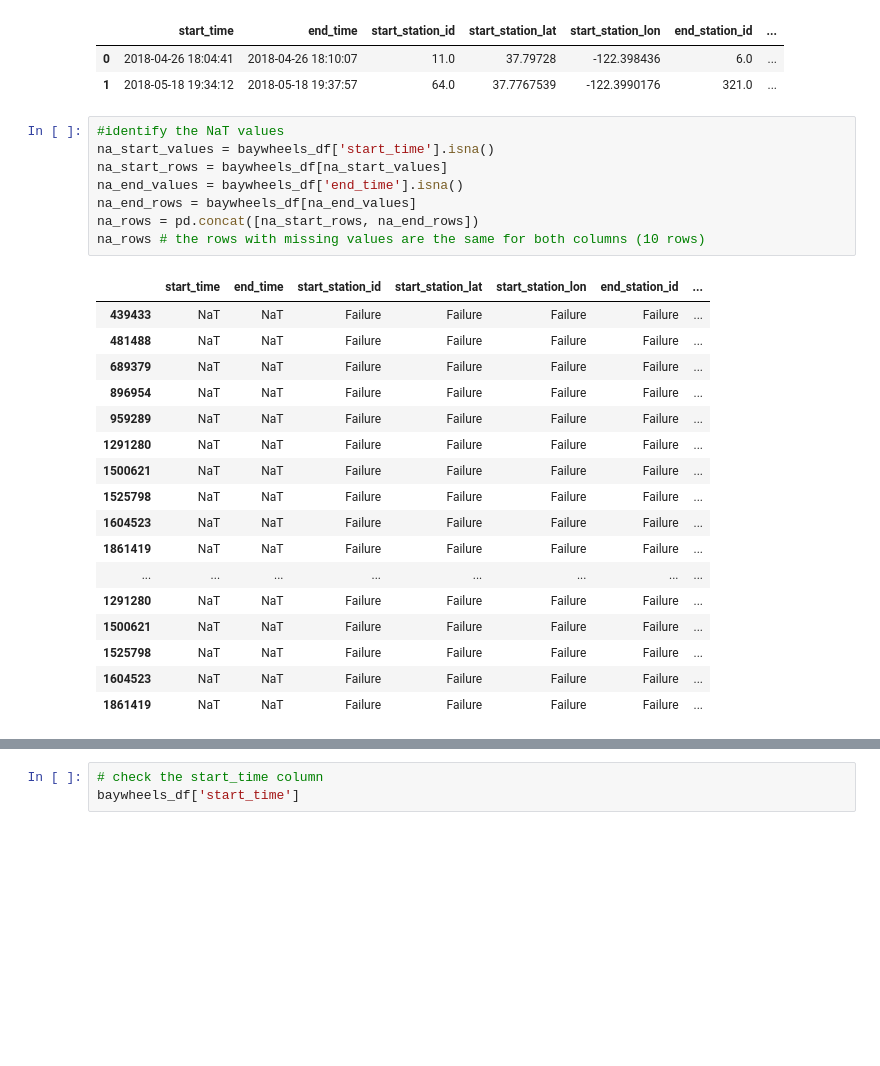
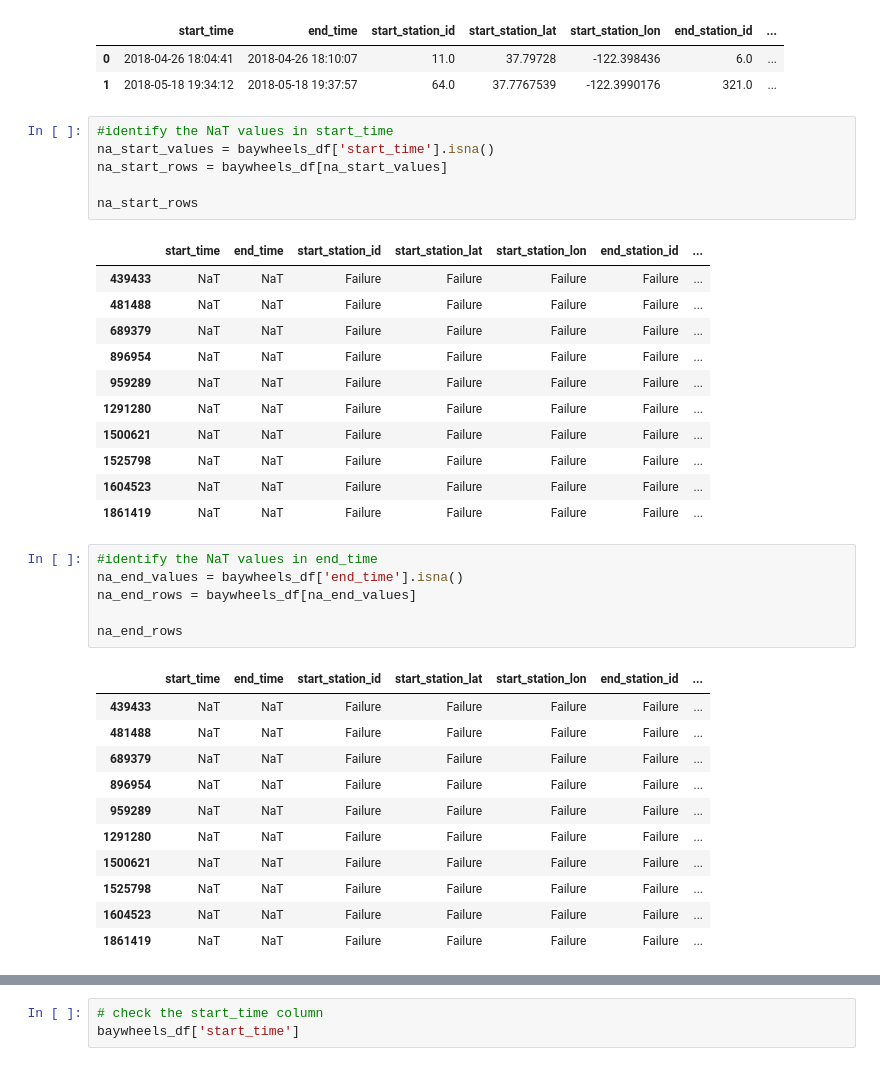
Before and after one commit to darebakdavca/Team_Project_DSML, a Jupyter notebook: Notebooks/3_Data_Preparation.ipynb, the cells around one changed output, grey strips where cells are left out. Drawn from its saved outputs; the diff is of its cells as text; blank space fills up the shorter version.

```diff
--- a/Notebooks/3_Data_Preparation.ipynb
+++ b/Notebooks/3_Data_Preparation.ipynb
@@ -68,28 +59,38 @@ baywheels_df.head(2)
 | 0 | 2018-04-26 18:04:41 | 2018-04-26 18:10:07 | 11.0 | 37.79728 | -122.398436 | 6.0 | ... |
 | 1 | 2018-05-18 19:34:12 | 2018-05-18 19:37:57 | 64.0 | 37.7767539 | -122.3990176 | 321.0 | ... |
 # %%
-#identify the NaT values
+#identify the NaT values in start_time
 na_start_values = baywheels_df['start_time'].isna()
 na_start_rows = baywheels_df[na_start_values]
-na_end_values = baywheels_df['end_time'].isna()
-na_end_rows = baywheels_df[na_end_values]
-na_rows = pd.concat([na_start_rows, na_end_rows])
-na_rows # the rows with missing values are the same for both columns (10 rows)
+
+na_start_rows
 # %% [output]
 |  | start_time | end_time | start_station_id | start_station_lat | start_station_lon | end_station_id | ... |
 | 439433 | NaT | NaT | Failure | Failure | Failure | Failure | ... |
 | 481488 | NaT | NaT | Failure | Failure | Failure | Failure | ... |
 | 689379 | NaT | NaT | Failure | Failure | Failure | Failure | ... |
 | 896954 | NaT | NaT | Failure | Failure | Failure | Failure | ... |
 | 959289 | NaT | NaT | Failure | Failure | Failure | Failure | ... |
 | 1291280 | NaT | NaT | Failure | Failure | Failure | Failure | ... |
 | 1500621 | NaT | NaT | Failure | Failure | Failure | Failure | ... |
 | 1525798 | NaT | NaT | Failure | Failure | Failure | Failure | ... |
 | 1604523 | NaT | NaT | Failure | Failure | Failure | Failure | ... |
 | 1861419 | NaT | NaT | Failure | Failure | Failure | Failure | ... |
-| ... | ... | ... | ... | ... | ... | ... | ... |
-| 1291280 | NaT | NaT | Failure | Failure | Failure | Failure | ... |
-| 1500621 | NaT | NaT | Failure | Failure | Failure | Failure | ... |
-| 1525798 | NaT | NaT | Failure | Failure | Failure | Failure | ... |
-| 1604523 | NaT | NaT | Failure | Failure | Failure | Failure | ... |
-| 1861419 | NaT | NaT | Failure | Failure | Failure | Failure | ... |
+# %%
+#identify the NaT values in end_time
+na_end_values = baywheels_df['end_time'].isna()
+na_end_rows = baywheels_df[na_end_values]
+
+na_end_rows
+# %% [output]
+|  | start_time | end_time | start_station_id | start_station_lat | start_station_lon | end_station_id | ... |
+| 439433 | NaT | NaT | Failure | Failure | Failure | Failure | ... |
+| 481488 | NaT | NaT | Failure | Failure | Failure | Failure | ... |
+| 689379 | NaT | NaT | Failure | Failure | Failure | Failure | ... |
+| 896954 | NaT | NaT | Failure | Failure | Failure | Failure | ... |
+| 959289 | NaT | NaT | Failure | Failure | Failure | Failure | ... |
+| 1291280 | NaT | NaT | Failure | Failure | Failure | Failure | ... |
+| 1500621 | NaT | NaT | Failure | Failure | Failure | Failure | ... |
+| 1525798 | NaT | NaT | Failure | Failure | Failure | Failure | ... |
+| 1604523 | NaT | NaT | Failure | Failure | Failure | Failure | ... |
+| 1861419 | NaT | NaT | Failure | Failure | Failure | Failure | ... |
```
Also changed, not shown: parts of 18 cells of this notebook.
